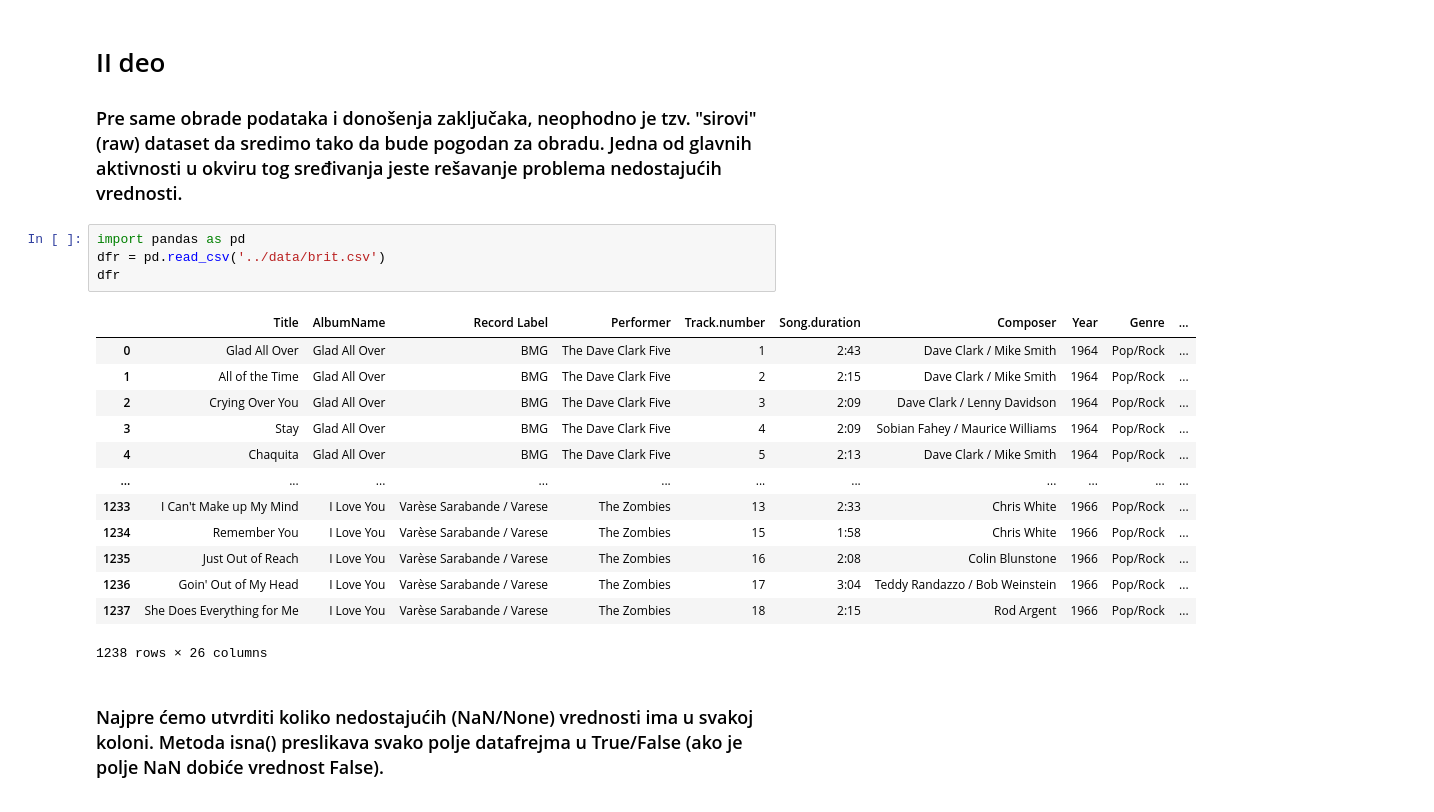
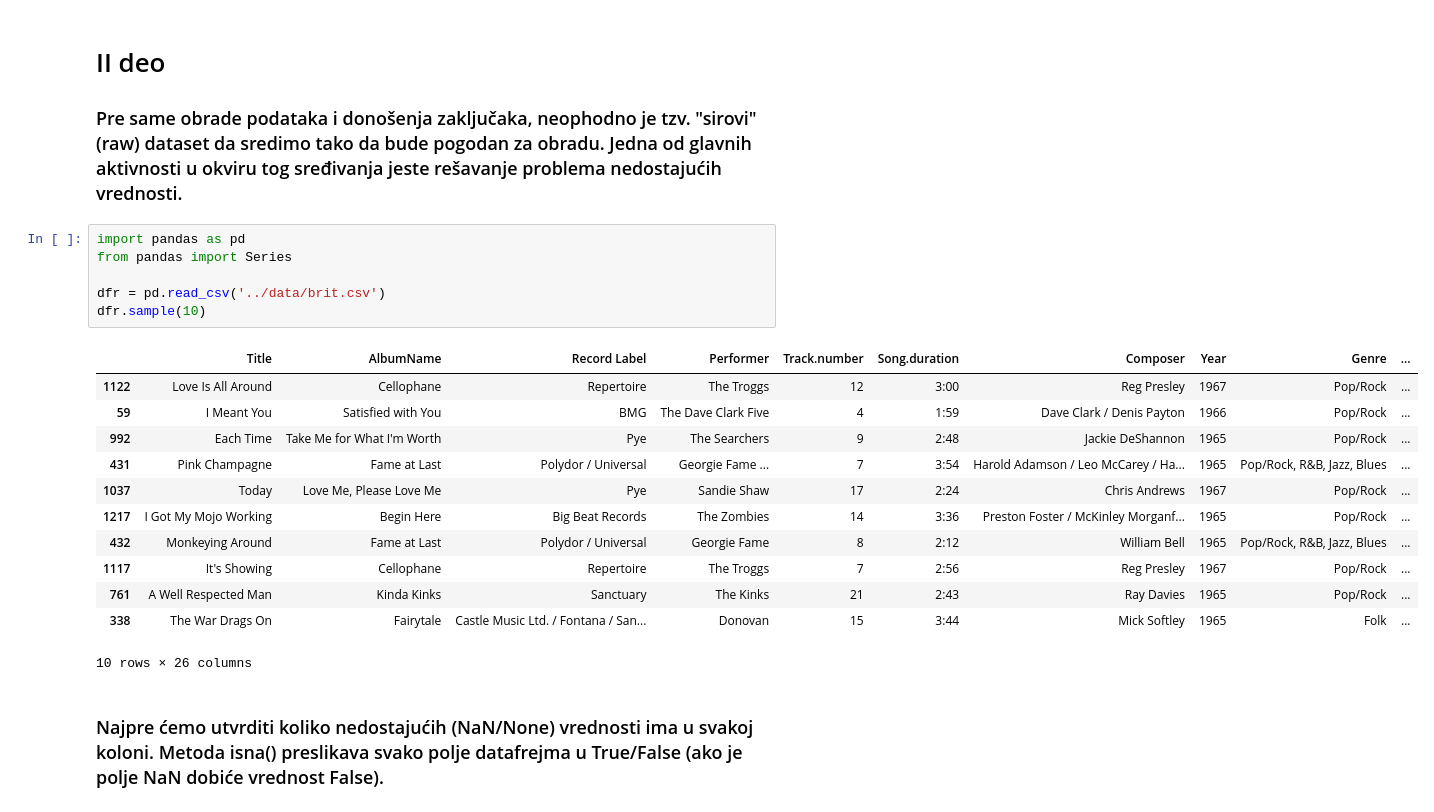
Before and after one commit to Niecmano/sempandas, a Jupyter notebook: notebooks/pandas2.ipynb, the cells around one changed output. Drawn from its saved outputs; the diff is of its cells as text.

```diff
--- a/notebooks/pandas2.ipynb
+++ b/notebooks/pandas2.ipynb
@@ -3,22 +3,23 @@
 ### Pre same obrade podataka i donošenja zaključaka, neophodno je tzv. "sirovi" (raw) dataset da sredimo tako da bude pogodan za obradu. Jedna od glavnih aktivnosti u okviru tog sređivanja jeste rešavanje problema nedostajućih vrednosti.
 # %%
 import pandas as pd
+from pandas import Series
+
 dfr = pd.read_csv('../data/brit.csv')
-dfr
+dfr.sample(10)
 # %% [output]
 |  | Title | AlbumName | Record Label | Performer | Track.number | Song.duration | Composer | Year | Genre | ... |
-| 0 | Glad All Over | Glad All Over | BMG | The Dave Clark Five | 1 | 2:43 | Dave Clark / Mike Smith | 1964 | Pop/Rock | ... |
-| 1 | All of the Time | Glad All Over | BMG | The Dave Clark Five | 2 | 2:15 | Dave Clark / Mike Smith | 1964 | Pop/Rock | ... |
-| 2 | Crying Over You | Glad All Over | BMG | The Dave Clark Five | 3 | 2:09 | Dave Clark / Lenny Davidson | 1964 | Pop/Rock | ... |
-| 3 | Stay | Glad All Over | BMG | The Dave Clark Five | 4 | 2:09 | Sobian Fahey / Maurice Williams | 1964 | Pop/Rock | ... |
-| 4 | Chaquita | Glad All Over | BMG | The Dave Clark Five | 5 | 2:13 | Dave Clark / Mike Smith | 1964 | Pop/Rock | ... |
-| ... | ... | ... | ... | ... | ... | ... | ... | ... | ... | ... |
-| 1233 | I Can't Make up My Mind | I Love You | Varèse Sarabande / Varese | The Zombies | 13 | 2:33 | Chris White | 1966 | Pop/Rock | ... |
-| 1234 | Remember You | I Love You | Varèse Sarabande / Varese | The Zombies | 15 | 1:58 | Chris White | 1966 | Pop/Rock | ... |
-| 1235 | Just Out of Reach | I Love You | Varèse Sarabande / Varese | The Zombies | 16 | 2:08 | Colin Blunstone | 1966 | Pop/Rock | ... |
-| 1236 | Goin' Out of My Head | I Love You | Varèse Sarabande / Varese | The Zombies | 17 | 3:04 | Teddy Randazzo / Bob Weinstein | 1966 | Pop/Rock | ... |
-| 1237 | She Does Everything for Me | I Love You | Varèse Sarabande / Varese | The Zombies | 18 | 2:15 | Rod Argent | 1966 | Pop/Rock | ... |
+| 1122 | Love Is All Around | Cellophane | Repertoire | The Troggs | 12 | 3:00 | Reg Presley | 1967 | Pop/Rock | ... |
+| 59 | I Meant You | Satisfied with You | BMG | The Dave Clark Five | 4 | 1:59 | Dave Clark / Denis Payton | 1966 | Pop/Rock | ... |
+| 992 | Each Time | Take Me for What I'm Worth | Pye | The Searchers | 9 | 2:48 | Jackie DeShannon | 1965 | Pop/Rock | ... |
+| 431 | Pink Champagne | Fame at Last | Polydor / Universal | Georgie Fame ... | 7 | 3:54 | Harold Adamson / Leo McCarey / Ha... | 1965 | Pop/Rock, R&B, Jazz, Blues | ... |
+| 1037 | Today | Love Me, Please Love Me | Pye | Sandie Shaw | 17 | 2:24 | Chris Andrews | 1967 | Pop/Rock | ... |
+| 1217 | I Got My Mojo Working | Begin Here | Big Beat Records | The Zombies | 14 | 3:36 | Preston Foster / McKinley Morganf... | 1965 | Pop/Rock | ... |
+| 432 | Monkeying Around | Fame at Last | Polydor / Universal | Georgie Fame | 8 | 2:12 | William Bell | 1965 | Pop/Rock, R&B, Jazz, Blues | ... |
+| 1117 | It's Showing | Cellophane | Repertoire | The Troggs | 7 | 2:56 | Reg Presley | 1967 | Pop/Rock | ... |
+| 761 | A Well Respected Man | Kinda Kinks | Sanctuary | The Kinks | 21 | 2:43 | Ray Davies | 1965 | Pop/Rock | ... |
+| 338 | The War Drags On | Fairytale | Castle Music Ltd. / Fontana / San... | Donovan | 15 | 3:44 | Mick Softley | 1965 | Folk | ... |
-1238 rows × 26 columns
+10 rows × 26 columns
 # %% [markdown]
 ### Najpre ćemo utvrditi koliko nedostajućih (NaN/None) vrednosti ima u svakoj koloni. Metoda isna() preslikava svako polje datafrejma u True/False (ako je polje NaN dobiće vrednost False).
 # %%
```
Also changed, not shown: parts of 24 cells of this notebook, 3 other files.
